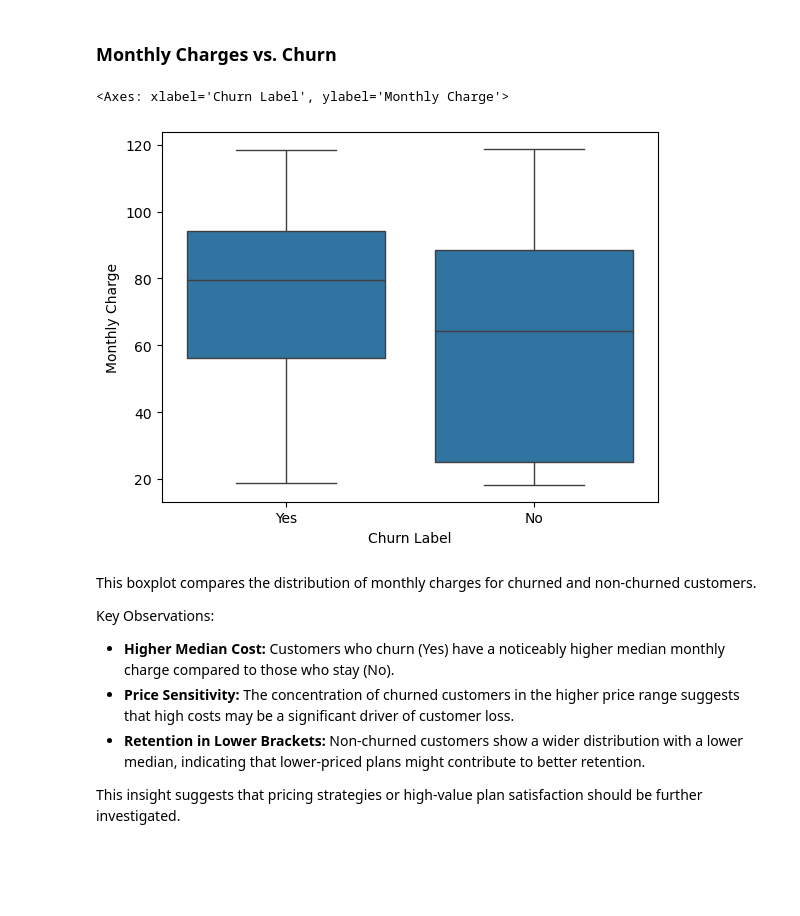
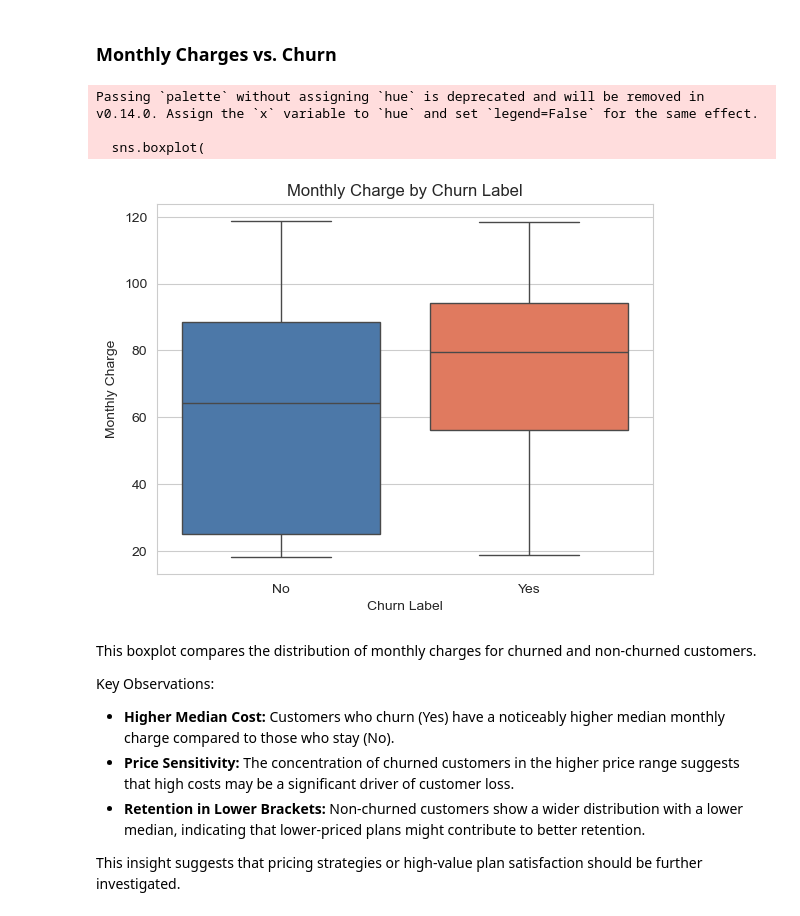
Before and after one commit to GulsaraMirzayeva/telco-churn-capstone, a Jupyter notebook: notebooks/03_eda.ipynb, the cells around one changed output. Cells and saved outputs as stored; diff of their text form; code cells hidden in the pictures; blank space fills up the shorter version.

```diff
--- a/notebooks/03_eda.ipynb
+++ b/notebooks/03_eda.ipynb
@@ -88,12 +112,25 @@ Customers on month-to-month contracts show the highest churn share, while custom
 This suggests that `Contract` is likely to be an important predictive feature in the modeling stage.
 # %% [markdown]
 ### Monthly Charges vs. Churn
-# %%
-import seaborn as sns
-sns.boxplot(x="Churn Label", y="Monthly Charge", data=eda_df)
-# %% [output]
-<Axes: xlabel='Churn Label', ylabel='Monthly Charge'>
-[figure, removed]
+# %%
+sns.boxplot(
+    x="Churn Label",
+    y="Monthly Charge",
+    data=eda_df,
+    order=["No", "Yes"],
+    palette=churn_palette,
+    saturation=1
+)
+
+plt.title("Monthly Charge by Churn Label")
+plt.xlabel("Churn Label")
+plt.ylabel("Monthly Charge")
+plt.show()
+# %% [output]
+Passing `palette` without assigning `hue` is deprecated and will be removed in v0.14.0. Assign the `x` variable to `hue` and set `legend=False` for the same effect.
+
+  sns.boxplot(
+[figure, added]
 # %% [markdown]
 This boxplot compares the distribution of monthly charges for churned and non-churned customers.
 
```
Also changed, not shown: parts of 22 cells of this notebook.
